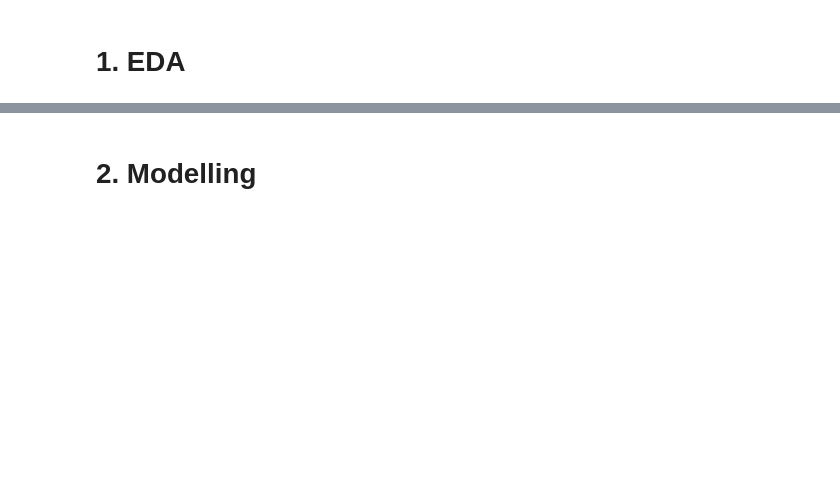
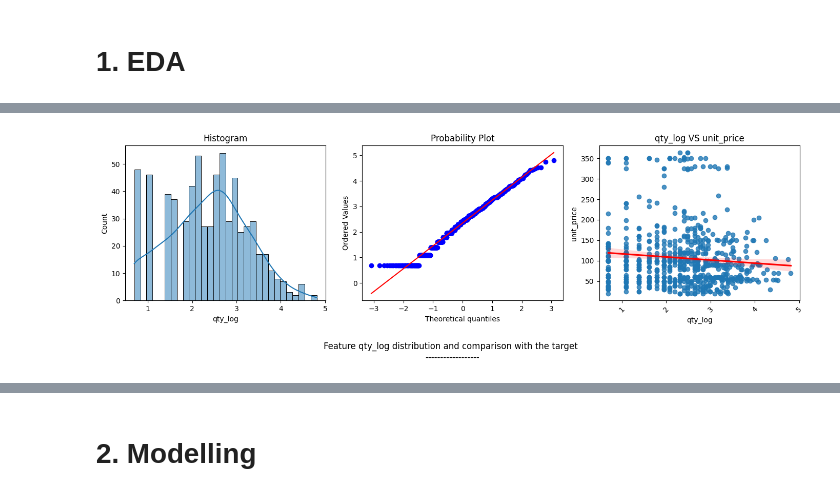
Before and after one commit to Alex1iv/Retail_pricing, a Jupyter notebook: notebooks/Retail_pricing.ipynb, the cells around one changed output, grey strips where cells are left out. Saved outputs shown, nothing was run; the diff lists cells and outputs as text; code cells hidden in the pictures; blank space fills up the shorter version.

```diff
--- a/notebooks/Retail_pricing.ipynb
+++ b/notebooks/Retail_pricing.ipynb
@@ -206,0 +159,5 @@ After synthetic resampling :  [0 1] [47896 47896]
+# %%
+data['qty_log'] = np.log(data['qty'] + 1)
+qq_plot(data, ['qty_log'], 'unit_price')
+# %% [output]
+[figure, added]
```
Also changed, not shown: parts of 124 cells of this notebook.
